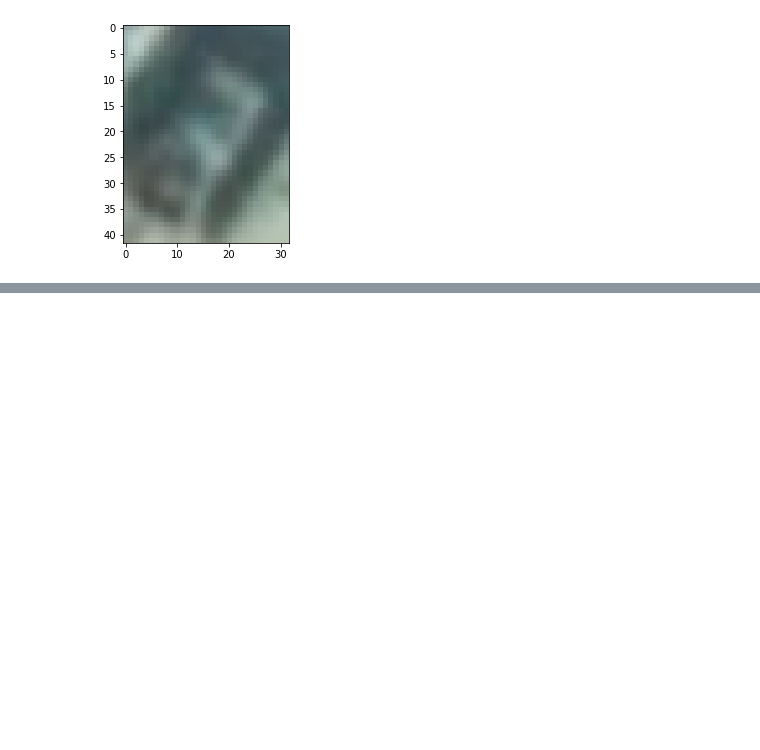
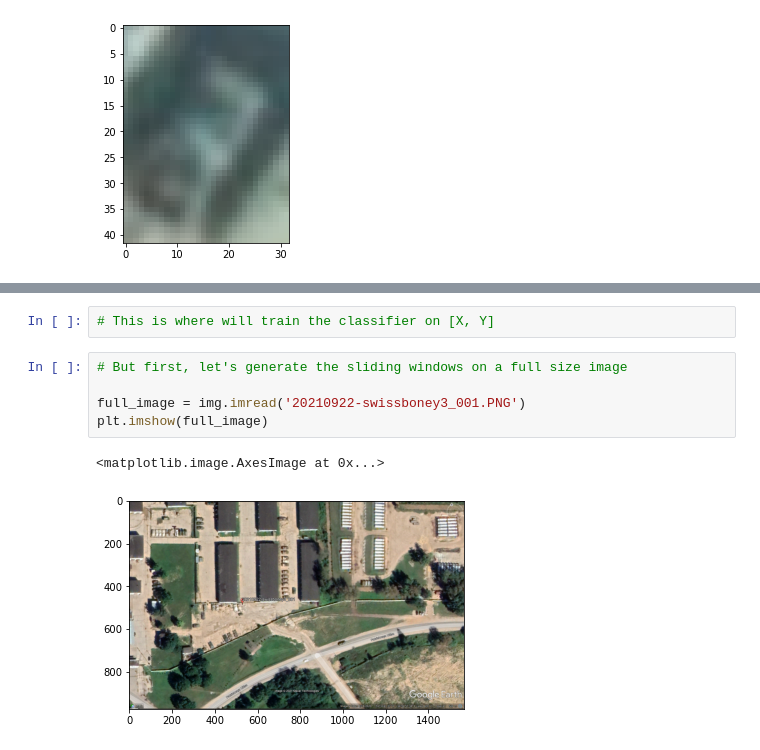
Before and after one commit to AerialArmourAquisition/Machine_Learning, a Jupyter notebook: sliding_windows/sliding_windows.ipynb, the cells around one changed output, grey strips where cells are left out. Drawn from its saved outputs; the diff is of its cells as text; blank space fills up the shorter version.

Commit message:
adds image slicing

```diff
--- a/sliding_windows/sliding_windows.ipynb
+++ b/sliding_windows/sliding_windows.ipynb
@@ -31,0 +31,10 @@ print(Y)
+# %%
+# This is where will train the classifier on [X, Y]
+# %%
+# But first, let's generate the sliding windows on a full size image
+
+full_image = img.imread('20210922-swissboney3_001.PNG')
+plt.imshow(full_image)
+# %% [output]
+<matplotlib.image.AxesImage at 0x...>
+[figure, added]
```
Also changed, not shown: parts of 5 cells of this notebook, 1 other file.
